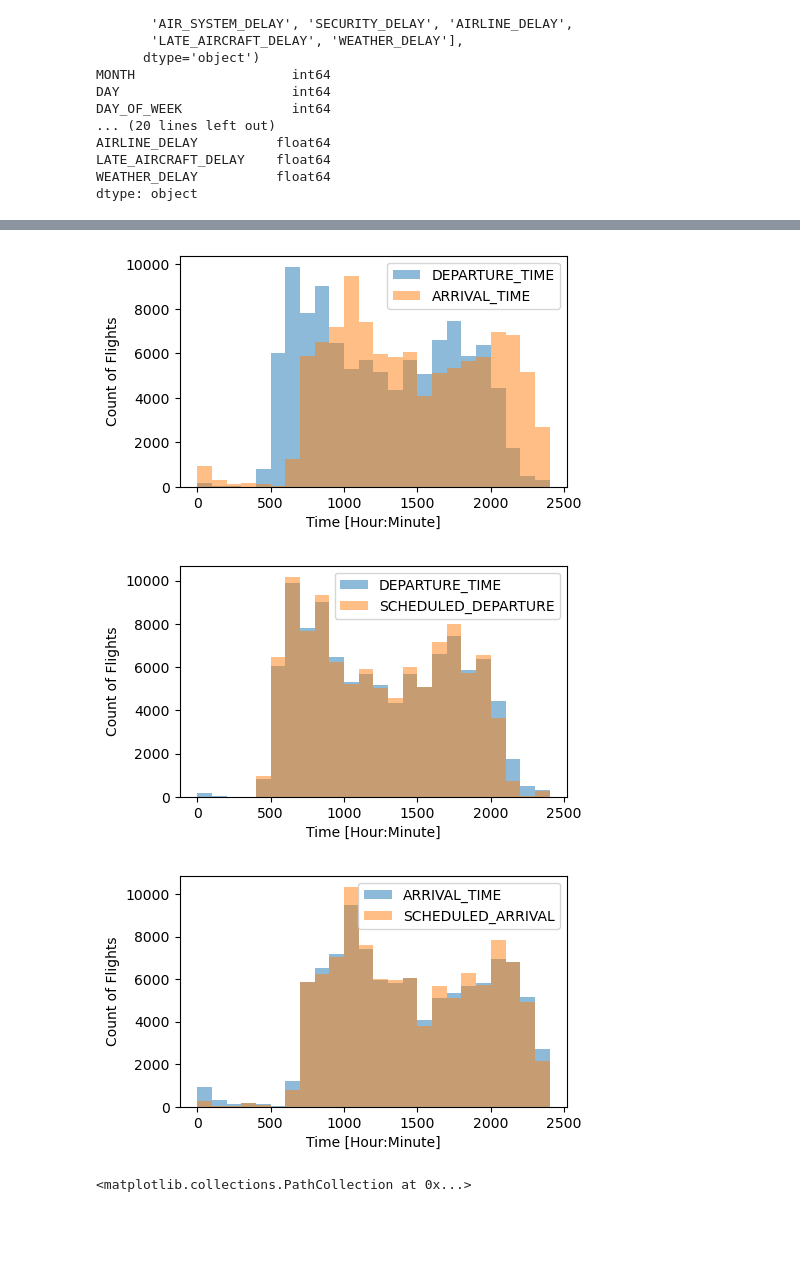
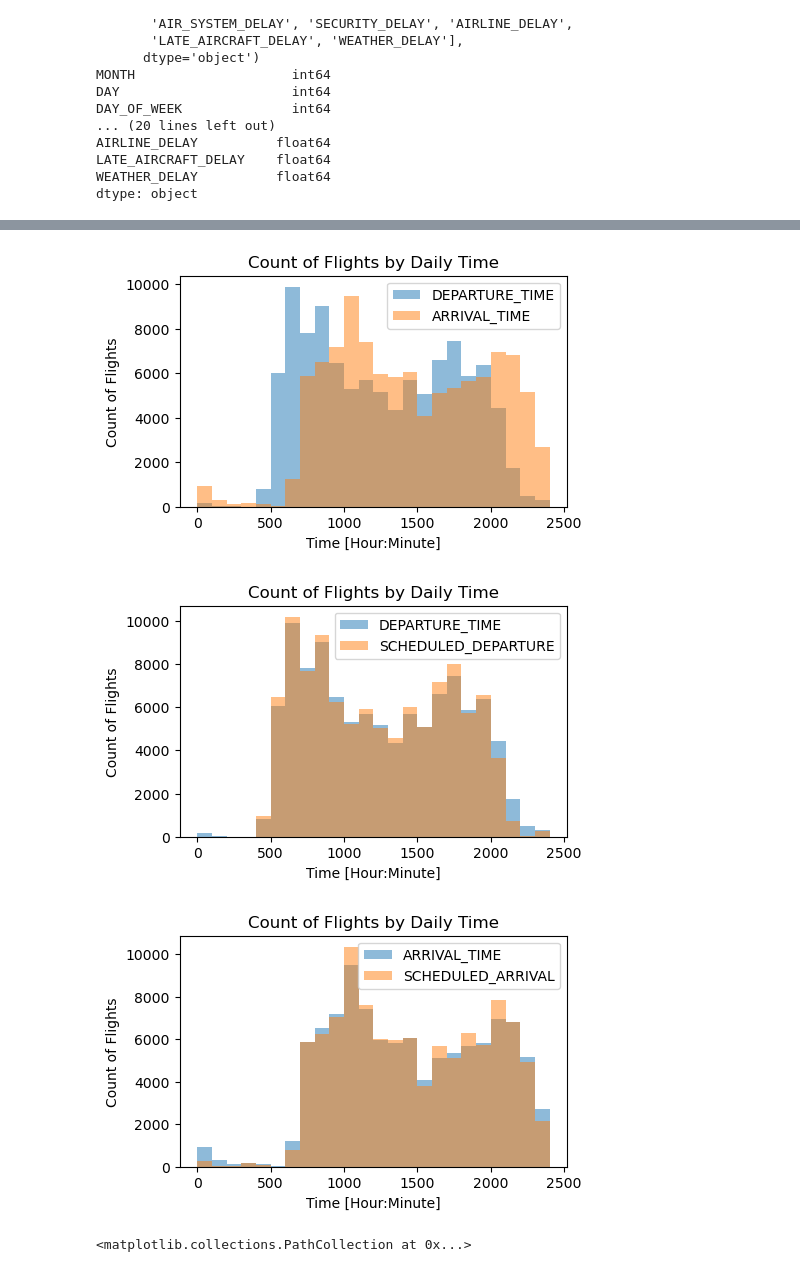
Before and after one commit to amanjal/Data1030-Final, a Jupyter notebook: EDA.ipynb, the cells around one changed output, grey strips where cells are left out. Cells and saved outputs as stored; diff of their text form; code cells hidden in the pictures; blank space fills up the shorter version.

```diff
--- a/EDA.ipynb
+++ b/EDA.ipynb
@@ -119,18 +123,19 @@ plt.show()
 # %%
 # Overlayed bar graph showing departure and arrival times
 categories = ['DEPARTURE_TIME', 'ARRIVAL_TIME']
 bin_range = (df['DEPARTURE_TIME'].min(),df['DEPARTURE_TIME'].max())
 
 plt.figure(figsize=(5,3))
 
 for c in categories:
     plt.hist(df[c],alpha=0.5,label=c,range=bin_range,bins=24)
 plt.legend()
 plt.ylabel('Count of Flights')
 plt.xlabel('Time [Hour:Minute]')
+plt.title('Count of Flights by Daily Time')
 plt.show()
 # %% [output]
-[figure, old version]
+[figure, new version]
 # %%
 # Overlayed bar graph showing departure and schedule departures. Pretty useless since often planes can leave early
 categories = ['DEPARTURE_TIME', 'SCHEDULED_DEPARTURE']
@@ -143,9 +148,10 @@ for c in categories:
 plt.legend()
 plt.ylabel('Count of Flights')
 plt.xlabel('Time [Hour:Minute]')
+plt.title('Count of Flights by Daily Time')
 plt.show()
 # %% [output]
-[figure, old version]
+[figure, new version]
 # %%
 # Graph showing arrival time and scheduled. Overall not useful
 categories = ['ARRIVAL_TIME', 'SCHEDULED_ARRIVAL']
@@ -158,9 +164,10 @@ for c in categories:
 plt.legend()
 plt.ylabel('Count of Flights')
 plt.xlabel('Time [Hour:Minute]')
+plt.title('Count of Flights by Daily Time')
 plt.show()
 # %% [output]
-[figure, old version]
+[figure, new version]
 # %%
 # Dot plot showing average departure and arrival delay per month
 months = [1, 2, 3, 4, 5, 6, 7, 8, 9, 10, 11, 12]
```
Also changed, not shown: parts of 8 cells of this notebook, 1 other file.
